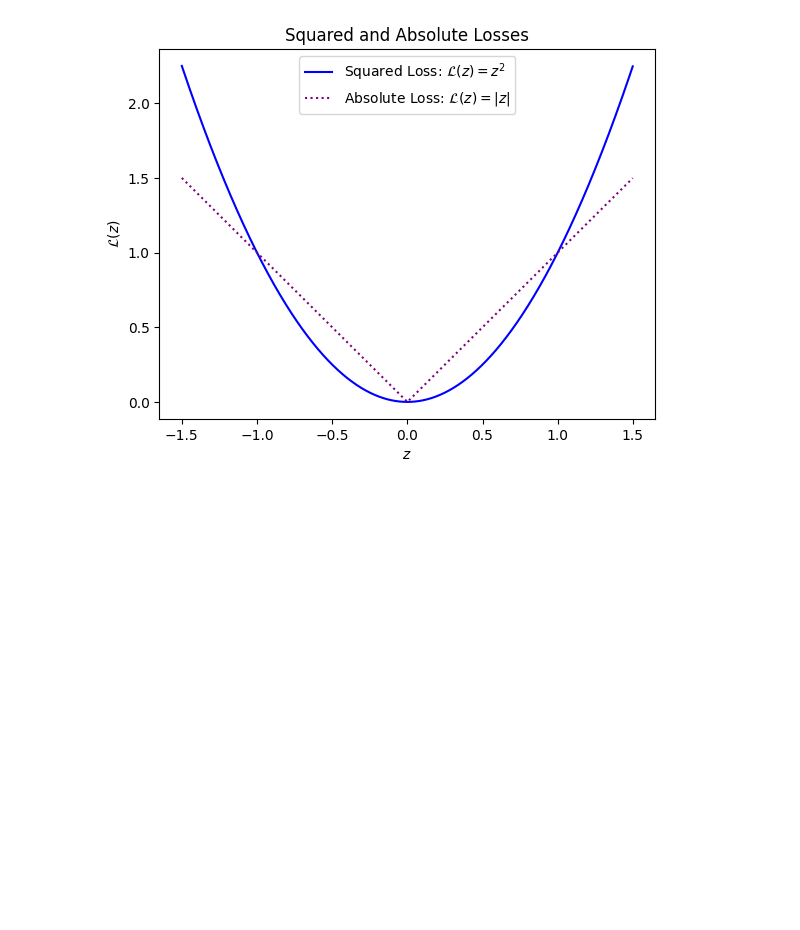
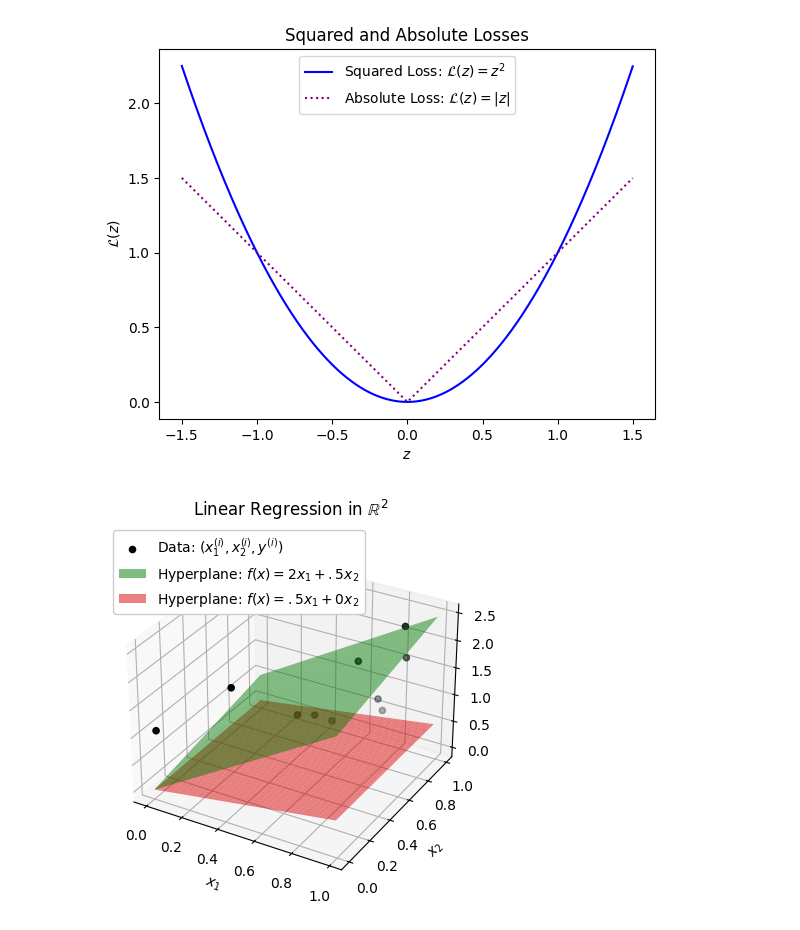
Before and after one commit to smid5/deeplearning2025, a Jupyter notebook: notes/code.ipynb, the cells around one changed output. Cells and saved outputs as stored; diff of their text form; code cells hidden in the pictures; blank space fills up the shorter version.

```diff
--- a/notes/code.ipynb
+++ b/notes/code.ipynb
@@ -35,3 +36,35 @@ plt.title(r'Squared and Absolute Losses')
 plt.savefig('images/regression_losses.pdf')
 # %% [output]
 [figure]
+# %%
+# 3D version of this plot
+np.random.seed(1234) # Seed randomness
+n = 10 # Number of observations
+w = np.array([2, .5]) # True parameter
+X = np.random.rand(n, 2) # x-values
+y = X.dot(w).T + np.random.normal(size=n) * .1 #y-values
+
+fig = plt.figure()
+ax = fig.add_subplot(111, projection='3d')
+ax.scatter(X[:,1], X[:,1], y, color='black', label=r'Data: $(x_1^{(i)}, x_2^{(i)}, y^{(i)})$')
+
+# Hyperplane 1
+x1 = np.arange(0,1,.01)
+x2 = np.arange(0,1,.01)
+X1, X2 = np.meshgrid(x1, x2)
+Z = w[0]*X1 + w[1]*X2
+ax.plot_surface(X1, X2, Z, alpha=.5, color='green', label=r'Hyperplane: $f(x) = 2x_1 + .5x_2$')
+
+# Hyperplane 2
+ax.plot_surface(X1, X2, .5*X1+0*X2, alpha=.5, color='red', label=r'Hyperplane: $f(x) = .5x_1 + 0x_2 $')
+
+ax.set_xlabel(r'$x_1$')
+ax.set_ylabel(r'$x_2$')
+# Add label to the z-axis
+ax.set_zlabel(r'$y$')
+
+ax.set_title(r'Linear Regression in $\mathbb{R}^2$')
+plt.legend(loc='upper left', framealpha=1)
+plt.savefig('images/regression_2d.pdf', bbox_inches='tight')
+# %% [output]
+[figure, added]
```
Also changed, not shown: parts of 3 cells of this notebook, 13 other files.
